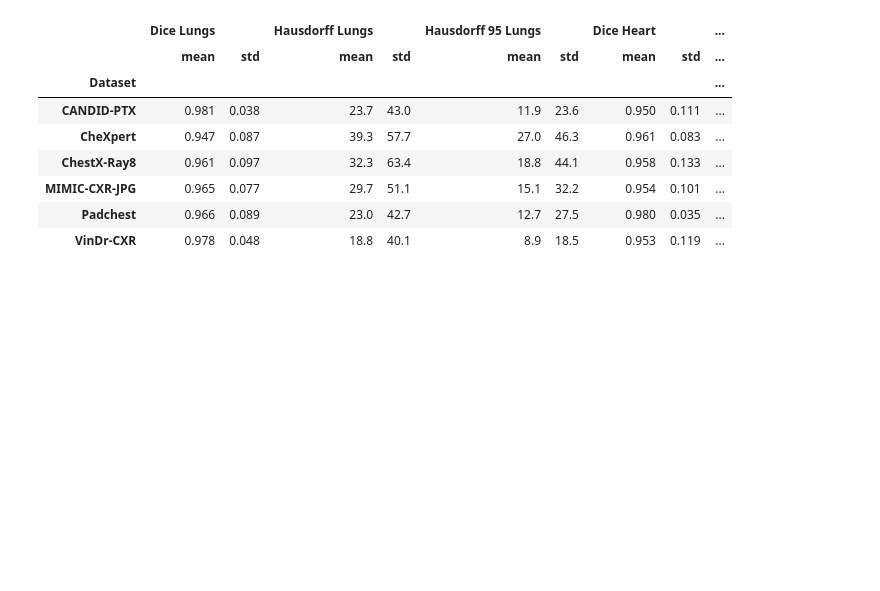
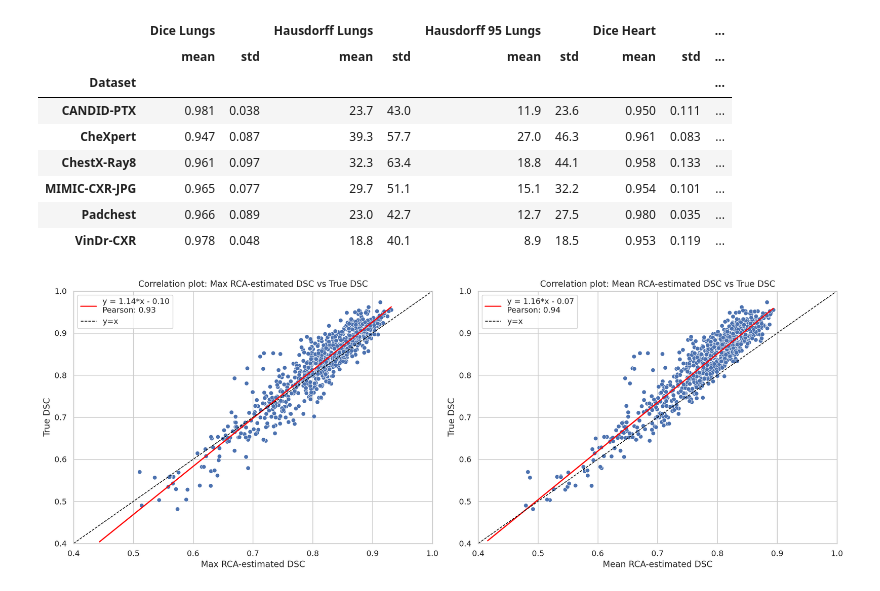
Before and after one commit to ngaggion/CheXmask-Database, a Jupyter notebook: TechnicalValidation/PhysicianAnnotations/2_EvaluateAnnotations.ipynb, the cells around one changed output. Saved outputs shown, nothing was run; the diff lists cells and outputs as text; code cells hidden in the pictures; blank space fills up the shorter version.

```diff
--- a/TechnicalValidation/PhysicianAnnotations/2_EvaluateAnnotations.ipynb
+++ b/TechnicalValidation/PhysicianAnnotations/2_EvaluateAnnotations.ipynb
@@ -241,15 +241,17 @@ df_rca = pd.read_csv('df_rca_affine_deformable_lh.csv')
 # %%
 plt.subplots(figsize=(16, 6), dpi=200)
 
 # First row
 plt.subplot(1, 2, 1)
 create_corr_plot("Dice_Real", "Dice_RCA_Max", df_rca, 'Max RCA-estimated DSC', 'True DSC')
 
 plt.subplot(1, 2, 2)
 create_corr_plot("Dice_Real", "Dice_RCA_Mean", df_rca, 'Mean RCA-estimated DSC', 'True DSC')
 
 # Suptitle for the first row
-plt.suptitle('RCA-estimated DSC on Chest X-ray Landmark Dataset', fontsize=16)
+# plt.suptitle('RCA-estimated DSC on Chest X-ray Landmark Dataset', fontsize=16)
 
 plt.tight_layout()
 plt.savefig('rca_chest_landmark.pdf', dpi=200)
+# %% [output]
+[figure, added]
```
Also changed, not shown: 14 other files.
